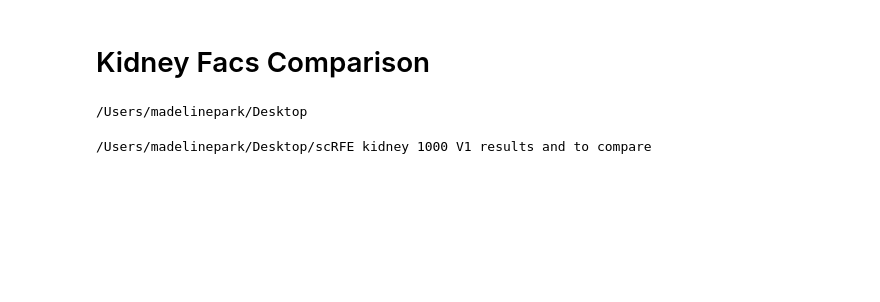
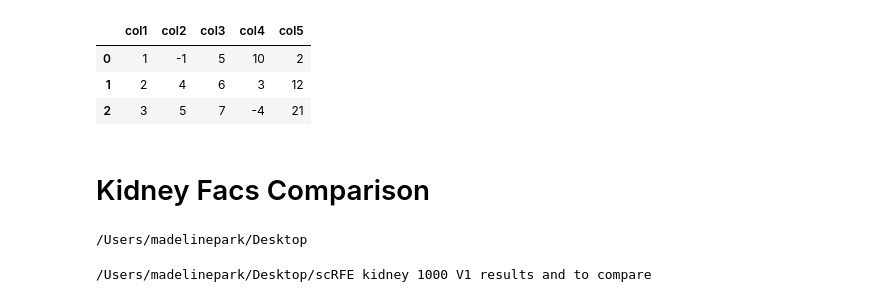
Before and after one commit to czbiohub-sf/scRFE, a Jupyter notebook: scripts/kidneyFacsComparison.ipynb, the cells around one changed output. Saved outputs shown, nothing was run; the diff lists cells and outputs as text; code cells hidden in the pictures; blank space fills up the shorter version.

Commit message:
sorting df works

```diff
--- a/scripts/kidneyFacsComparison.ipynb
+++ b/scripts/kidneyFacsComparison.ipynb
@@ -1,3 +1,21 @@
+# %%
+# figuring out df sorting
+list1=('col1','col2', 'col3')
+list2=('col4','col5')
+df1 = pd.DataFrame(columns = list1)
+df2 = pd.DataFrame(columns = list2)
+df1['col1'] = [1,2,3]
+df1['col2'] = [-1,4,5]
+df1['col3'] = [5,6,7]
+df2['col4'] = [10, 3, -4]
+df2['col5'] = [2, 12, 21]
+df1 = df1.sort_values(by='col1', ascending = False)
+pd.concat([df1, df2], axis = 1)
+# %% [output]
+|  | col1 | col2 | col3 | col4 | col5 |
+| 0 | 1 | -1 | 5 | 10 | 2 |
+| 1 | 2 | 4 | 6 | 3 | 12 |
+| 2 | 3 | 5 | 7 | -4 | 21 |
 # %% [markdown]
 # Kidney Facs Comparison
 # %%
```
Also changed, not shown: parts of 5 cells of this notebook, 1 other file.
